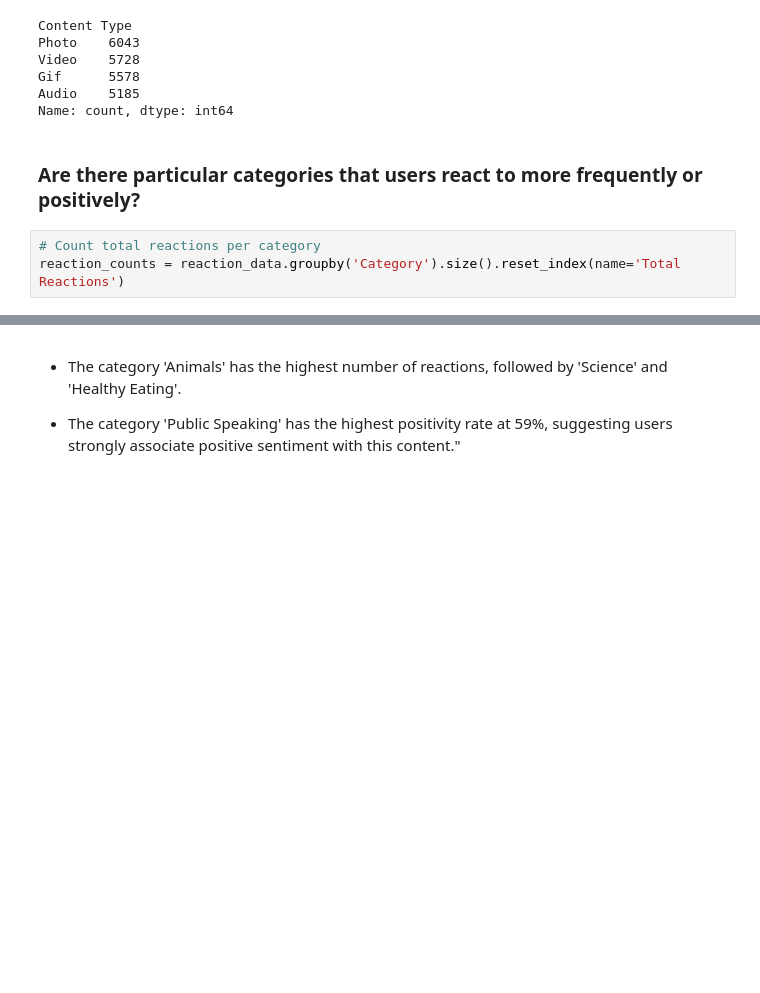
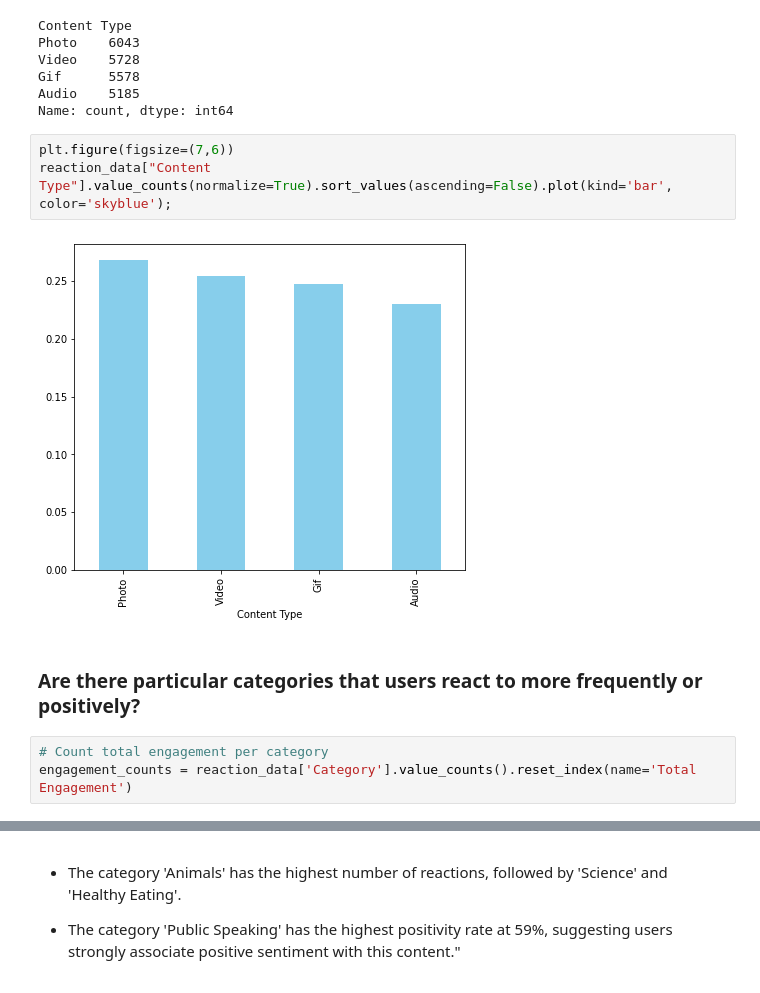
Before and after one commit to Oladk/Accenture-Content-Data-analysis, a Jupyter notebook: Accenture Content Data Analysis.ipynb, the cells around one changed output, grey strips where cells are left out. Saved outputs shown, nothing was run; the diff lists cells and outputs as text; blank space fills up the shorter version.

```diff
--- a/Accenture Content Data Analysis.ipynb
+++ b/Accenture Content Data Analysis.ipynb
@@ -367,9 +382,14 @@ Video    5728
 Gif      5578
 Audio    5185
 Name: count, dtype: int64
+# %%
+plt.figure(figsize=(7,6))
+reaction_data["Content Type"].value_counts(normalize=True).sort_values(ascending=False).plot(kind='bar', color='skyblue');
+# %% [output]
+[figure, added]
 # %% [markdown]
 ### Are there particular categories that users react to more frequently or positively?
 # %%
-# Count total reactions per category
-reaction_counts = reaction_data.groupby('Category').size().reset_index(name='Total Reactions')
+# Count total engagement per category
+engagement_counts = reaction_data['Category'].value_counts().reset_index(name='Total Engagement')
 # %%
```
Also changed, not shown: parts of 24 cells of this notebook.
